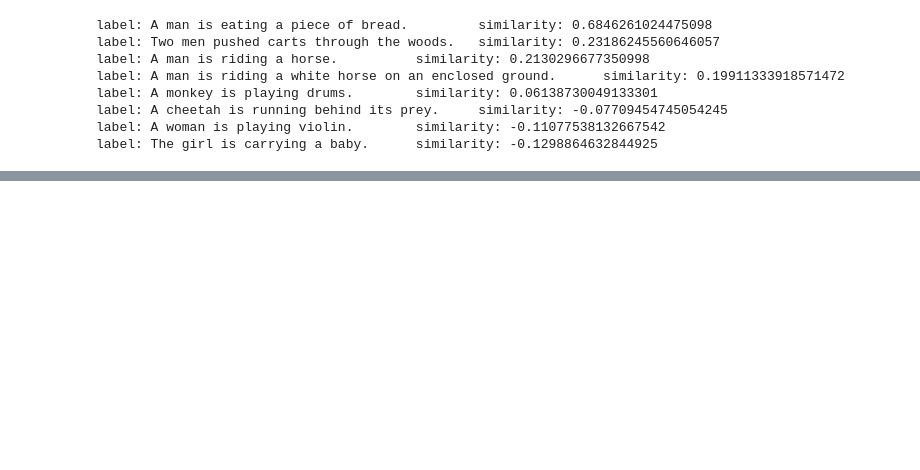
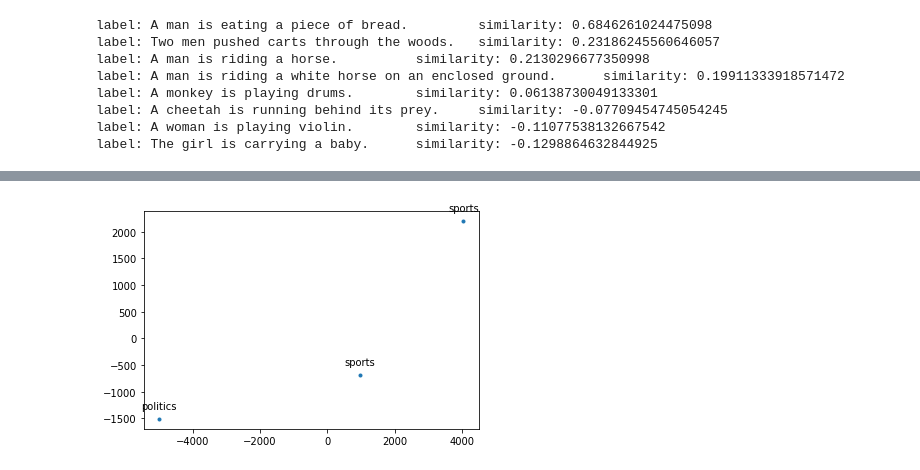
Before and after one commit to MonirZaman/blog, a Jupyter notebook: _notebooks/news-representation.ipynb, the cells around one changed output, grey strips where cells are left out. Drawn from its saved outputs; the diff is of its cells as text; code cells hidden in the pictures; blank space fills up the shorter version.

```diff
--- a/_notebooks/news-representation.ipynb
+++ b/_notebooks/news-representation.ipynb
@@ -223,0 +129,79 @@ tensor([[ 0.0433, -0.0233, -0.5300,  ...,  0.1211,  0.3461, -0.5005],
+# %%
+news = [{
+
+    "sports" : """
+    The NBA has confirmed there will be no games for a third straight day but the play-offs will resume on Saturday.
+
+A host of US sports games were postponed after the Milwaukee Bucks chose not to play on Wednesday in protest at the shooting of Jacob Blake.
+
+Blake, a black man, was shot seven times in the back by police on Sunday in Kenosha, Wisconsin, near Milwaukee.
+
+The WNBA has said it will resume play on Friday having postponed all its games the previous two days.
+
+Sportshour podcast: The week the sporting world took action
+NBA commissioner Adam Silver and Michele Roberts, executive director of the players' association NBPA, released a joint statement on Friday, saying there had been "a candid, impassioned and productive conversation yesterday between NBA players, coaches and team governors regarding next steps to further our collective efforts and actions in support of social justice and racial equality".
+
+It added "all parties agreed to resume" play-off games on Saturday provided "the league together with the players will work to enact the following commitments":
+
+The NBA and its players have agreed to immediately establish a social justice coalition, with representatives from players, coaches and governors.
+In every city where the league franchise owns and controls the arena property, team governors will continue to work with local elections officials to convert the facility into a voting location for the 2020 general election to allow for a safe in-person voting option for communities vulnerable to Covid.
+The league will work with the players and network partners to create and include advertising spots in each NBA play-off game dedicated to promoting greater civic engagement in national and local elections and raising awareness around voter access and opportunity.
+Game five of the Bucks' series with Orlando Magic has been rescheduled for 20:30 BST on Saturday, followed by Oklahoma City Thunder's game with Houston Rockets and Los Angeles Lakers' fixture with Portland Trail Blazers.
+
+Sunday's games begin with Boston Celtics facing Toronto Raptors at 18:00 BST, before LA Clippers play Dallas Mavericks and Utah Jazz take on Denver Nuggets.
+    """,
+    },
+
+    {
+        "politics": """
+        Activists in Montreal have pulled down a statue of Canada's first prime minister Sir John A MacDonald, who was linked to cruel policies that killed many indigenous people in the late 19th Century.
+
+Video captured the moment the statue's head flew off and bounced on the pavement nearby.
+
+Quebec's head of government condemned it as "unacceptable".
+
+"Destroying parts of our history is not the solution," said François Legault.
+
+No arrests have been made, according to Canadian broadcaster CBC.
+
+MacDonald was prime minister of Canada for 19 years in the 1860s-1890s and is remembered for his nation-building policies but he also created the residential schools system.
+
+For more than a century the system forcibly removed at least 150,000 indigenous children from their homes and sent them to state-funded boarding schools. Many children were abused and some died, and they were were forbidden from speaking their own language or practising their culture.
+
+A government report in 2015 called the practice "cultural genocide".
+
+He was accused of allowing famine and disease to kill many indigenous people and his government forced some First Nation communities to leave their traditional territories, withholding food until they did so.
+
+        """
+    },
+
+    {
+        "sports": """
+        Alexander Kristoff timed his sprint finish to perfection to win the opening stage of the Tour de France in Nice.
+
+After a large group crashed inside the final 3km, Norwegian Kristoff, 33, surged home in a sprint also involving Ireland's Sam Bennett, who was fourth.
+
+Rain made the roads treacherous and led to several crashes, with Pavel Sivakov of Team Ineos twice coming off.
+
+Ineos' defending champion Egan Bernal largely avoided the trouble and finished safely in the peloton.
+
+Colombia's Nairo Quintana crashed, while Astana's decision to up the pace on the final descent from Levens saw Miguel Angel Lopez slide into a road sign and prompted some stern exchanges towards the team from other riders in the peloton.
+
+Ineos' Luke Rowe called Astana's move "pretty stupid".
+
+"I have to say 'chapeau' to the whole peloton - minus Astana to hit it down one climb and, as a result, their leader was left on his back," the British rider said.
+
+France's Julian Alaphilippe was also caught in a crash, while compatriot Thibaut Pinot - one of the race favourites - fell heavily towards the end and rolled over the line with a ripped jersey.
+
+However, because the crash happened inside the final 3km, he was credited with the same time as the group he was riding with, so ended up losing no time on his rivals for the overall win.
+
+The riders face a 186km mountainous second stage on Sunday, with two climbs above 1,500m.
+        """
+    }
+
+]
+
+news_embedding = get_representation([n[list(n.keys())[0]] for n in news])
+plot_embedding(news_embedding, label = [list(n.keys())[0] for n in news])
+# %% [output]
+[figure, added]
```
Also changed, not shown: parts of 20 cells of this notebook, 1 other file.
